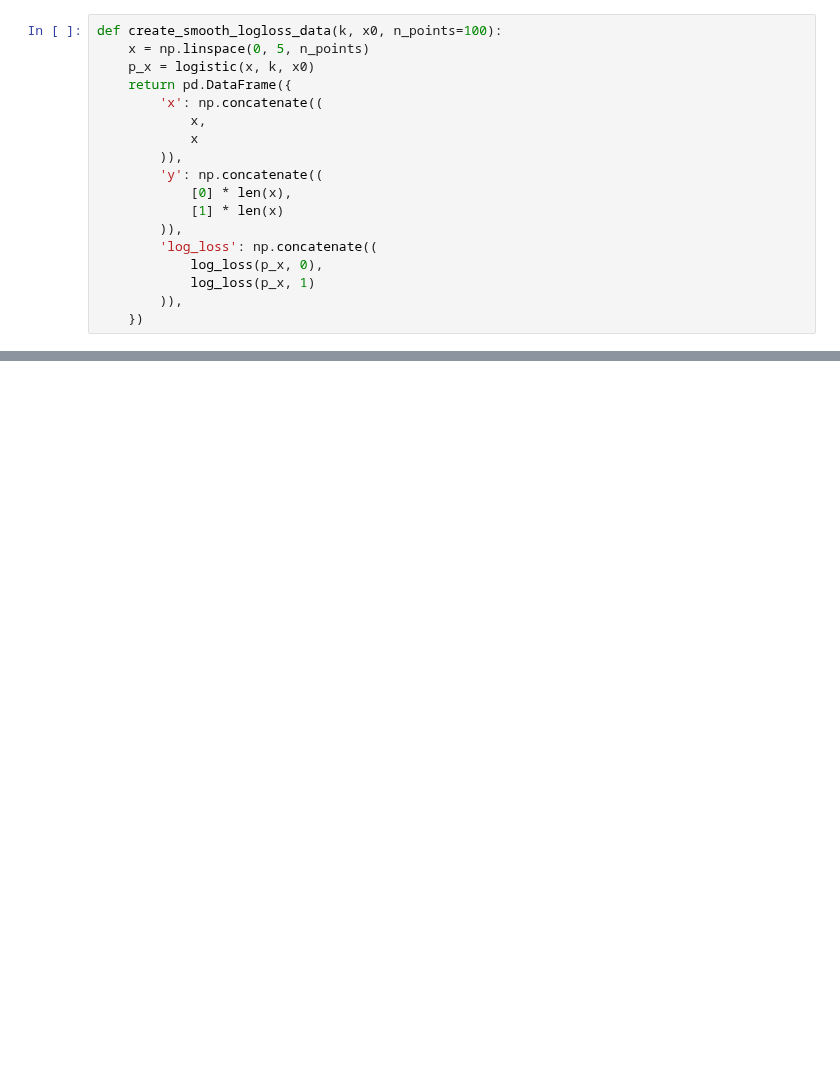
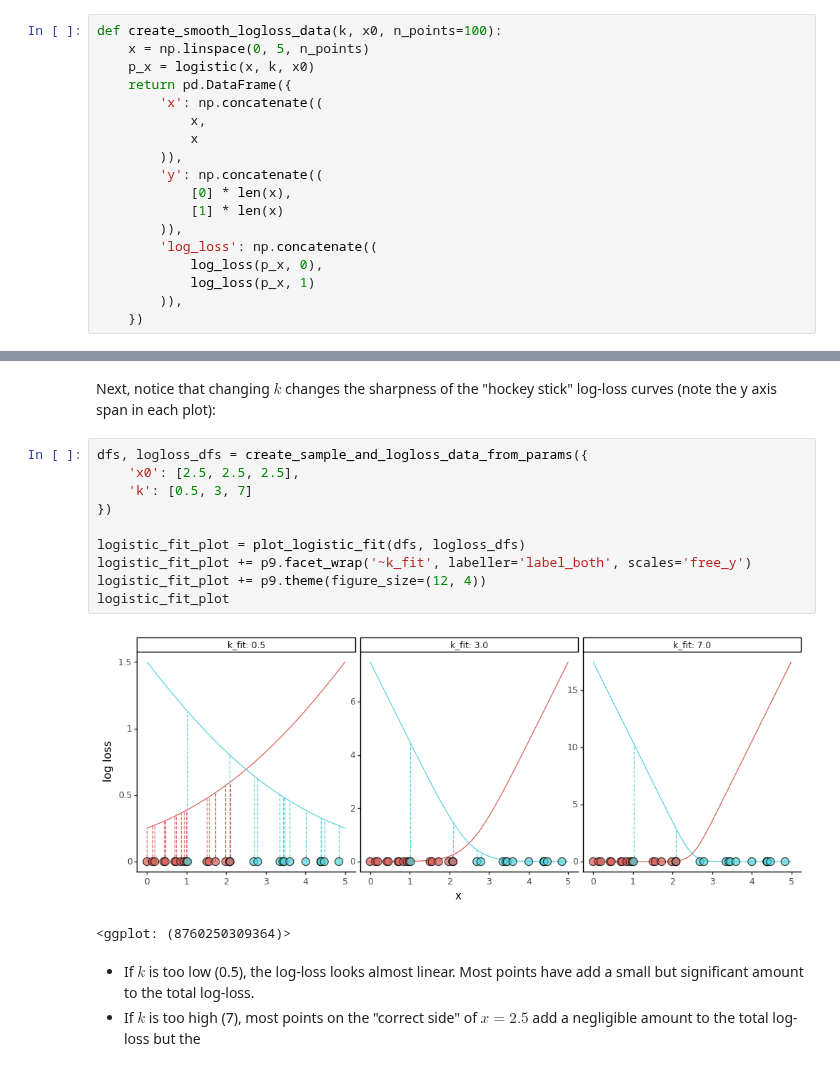
Before and after one commit to igor-sb/blog, a Jupyter notebook: notebooks/logistic_regression.ipynb, the cells around one changed output, grey strips where cells are left out. Cells and saved outputs as stored; diff of their text form; blank space fills up the shorter version.

```diff
--- a/notebooks/logistic_regression.ipynb
+++ b/notebooks/logistic_regression.ipynb
@@ -378,0 +243,18 @@ Total log-loss:  5.977928116822993
+# %% [markdown]
+Next, notice that changing $k$ changes the sharpness of the "hockey stick" log-loss curves (note the y axis span in each plot):
+# %%
+dfs, logloss_dfs = create_sample_and_logloss_data_from_params({
+    'x0': [2.5, 2.5, 2.5],
+    'k': [0.5, 3, 7]
+})
+
+logistic_fit_plot = plot_logistic_fit(dfs, logloss_dfs)
+logistic_fit_plot += p9.facet_wrap('~k_fit', labeller='label_both', scales='free_y')
+logistic_fit_plot += p9.theme(figure_size=(12, 4))
+logistic_fit_plot
+# %% [output]
+[figure, added]
+<ggplot: (8760250309364)>
+# %% [markdown]
+* If $k$ is too low (0.5), the log-loss looks almost linear. Most points have add a small but significant amount to the total log-loss.
+* If $k$ is too high (7), most points on the "correct side" of $x = 2.5$ add a negligible amount to the total log-loss but the
```
Also changed, not shown: parts of 24 cells of this notebook.
